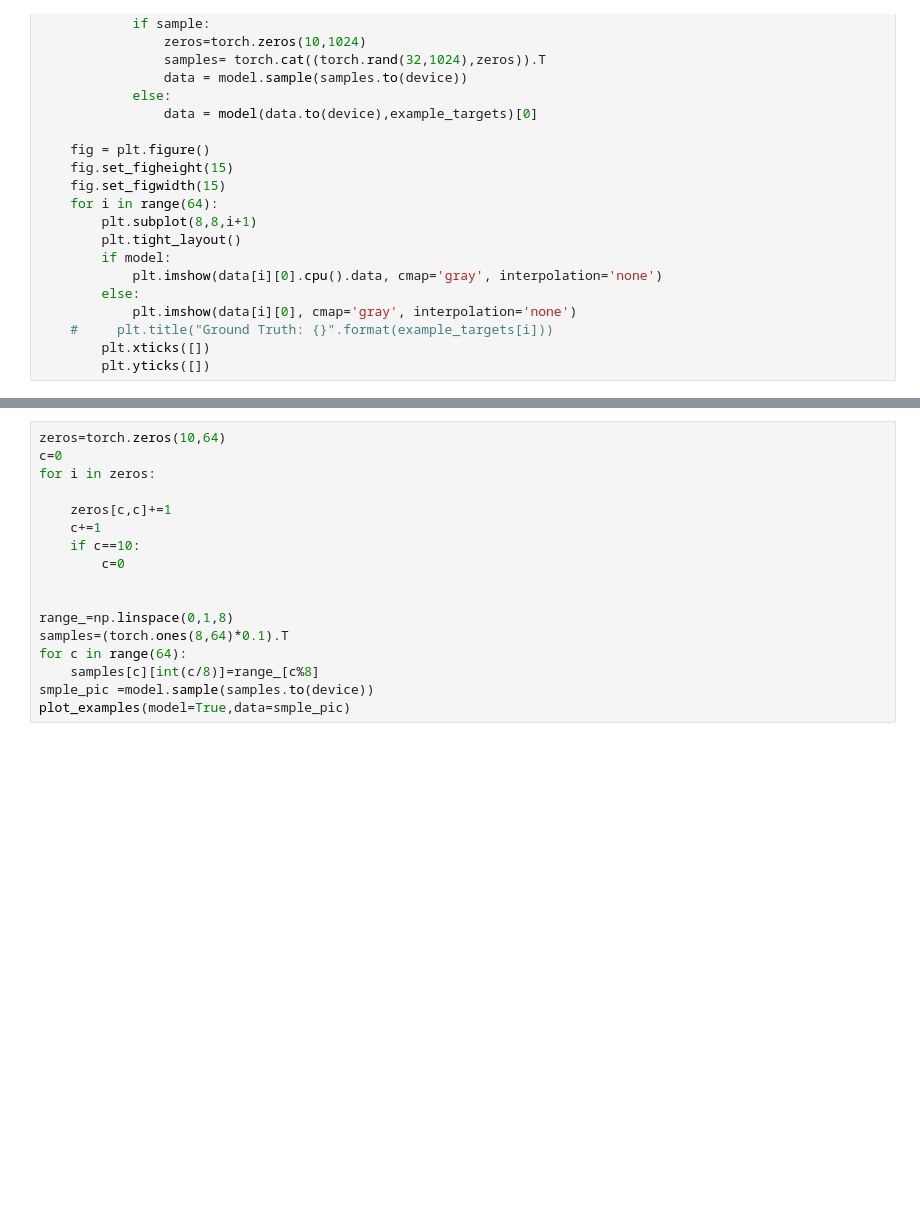
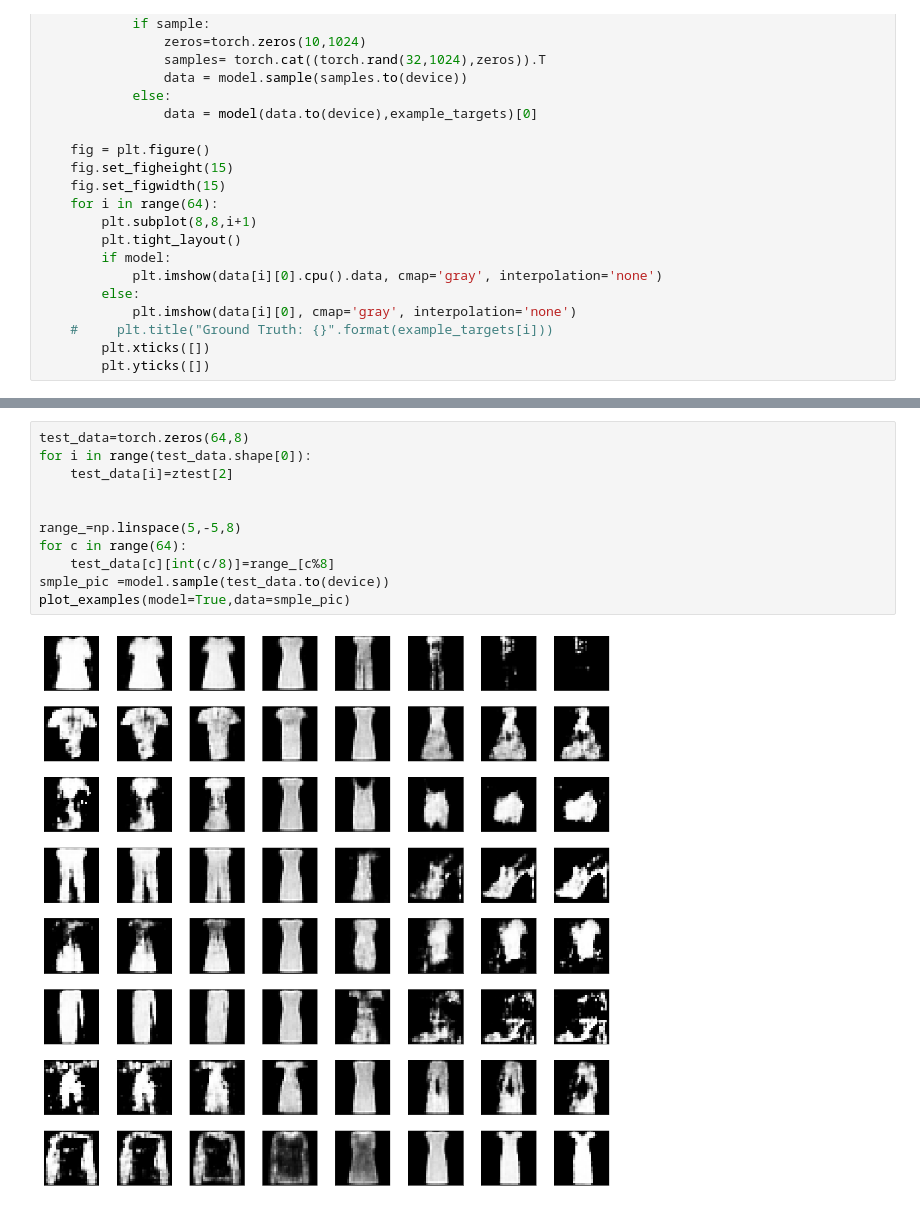
Before and after one commit to BenjaminEriksen95/VAEGen, a Jupyter notebook: CNN-VAE-basic.ipynb, the cells around one changed output, grey strips where cells are left out. Saved outputs shown, nothing was run; the diff lists cells and outputs as text; blank space fills up the shorter version.

```diff
--- a/CNN-VAE-basic.ipynb
+++ b/CNN-VAE-basic.ipynb
@@ -283,17 +333,13 @@ plot_examples(model=True,data=smple_pic)
 # %%
-zeros=torch.zeros(10,64)
-c=0
-for i in zeros:
-
-    zeros[c,c]+=1
-    c+=1
-    if c==10:
-        c=0
+test_data=torch.zeros(64,8)
+for i in range(test_data.shape[0]):
+    test_data[i]=ztest[2]
 
 
-range_=np.linspace(0,1,8)
-samples=(torch.ones(8,64)*0.1).T
+range_=np.linspace(5,-5,8)
 for c in range(64):
-    samples[c][int(c/8)]=range_[c%8]
-smple_pic =model.sample(samples.to(device))
+    test_data[c][int(c/8)]=range_[c%8]
+smple_pic =model.sample(test_data.to(device))
 plot_examples(model=True,data=smple_pic)
+# %% [output]
+[figure, added]
```
Also changed, not shown: parts of 14 cells of this notebook, 1 other file.
